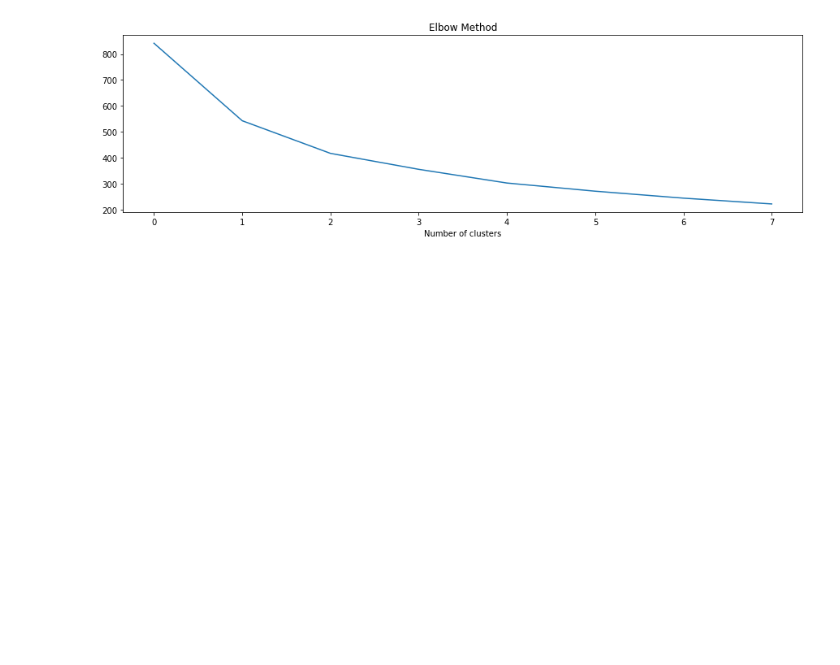
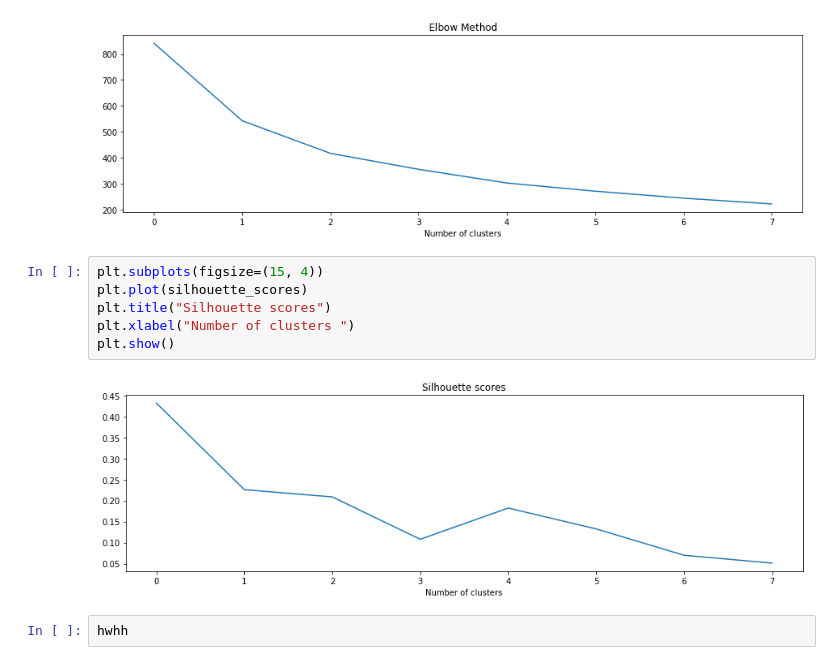
Before and after one commit to Sodiqlef/Customer-Transaction-Analysis, a Jupyter notebook: Kmeans-modeling.ipynb, the cells around one changed output. Drawn from its saved outputs; the diff is of its cells as text; blank space fills up the shorter version.

Commit message:
plo silhouette score

```diff
--- a/Kmeans-modeling.ipynb
+++ b/Kmeans-modeling.ipynb
@@ -428,3 +428,13 @@ plt.xlabel("Number of clusters")
 plt.show()
 # %% [output]
 [figure]
+# %%
+plt.subplots(figsize=(15, 4))
+plt.plot(silhouette_scores)
+plt.title("Silhouette scores")
+plt.xlabel("Number of clusters ")
+plt.show()
+# %% [output]
+[figure, added]
+# %%
+hwhh
```
